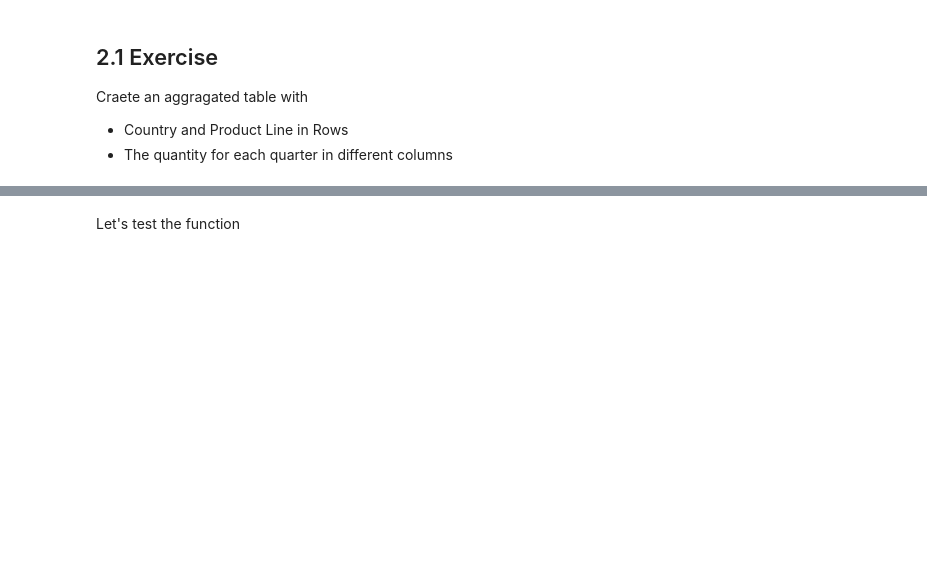
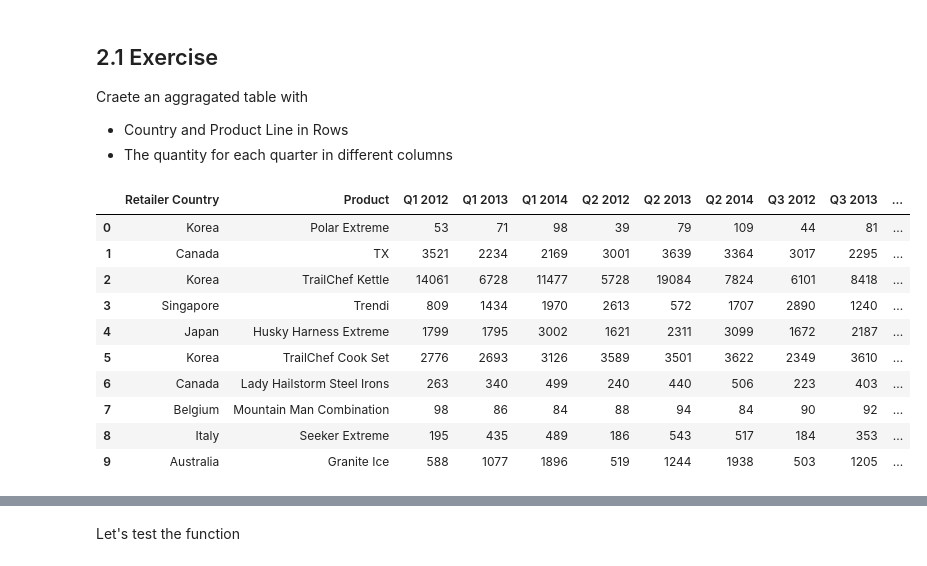
Before and after one commit to dimajix/pyspark-advanced, a Jupyter notebook: jupyter-pivoting/Pivoting - Full.ipynb, the cells around one changed output, grey strips where cells are left out. Saved outputs shown, nothing was run; the diff lists cells and outputs as text; code cells hidden in the pictures; blank space fills up the shorter version.

```diff
--- a/jupyter-pivoting/Pivoting - Full.ipynb
+++ b/jupyter-pivoting/Pivoting - Full.ipynb
@@ -103,0 +105,15 @@ Craete an aggragated table with
+# %%
+result = data.groupBy("Retailer Country", "Product").pivot("Quarter").agg(sf.sum("Quantity"))
+result.limit(10).toPandas()
+# %% [output]
+|  | Retailer Country | Product | Q1 2012 | Q1 2013 | Q1 2014 | Q2 2012 | Q2 2013 | Q2 2014 | Q3 2012 | Q3 2013 | ... |
+| 0 | Korea | Polar Extreme | 53 | 71 | 98 | 39 | 79 | 109 | 44 | 81 | ... |
+| 1 | Canada | TX | 3521 | 2234 | 2169 | 3001 | 3639 | 3364 | 3017 | 2295 | ... |
+| 2 | Korea | TrailChef Kettle | 14061 | 6728 | 11477 | 5728 | 19084 | 7824 | 6101 | 8418 | ... |
+| 3 | Singapore | Trendi | 809 | 1434 | 1970 | 2613 | 572 | 1707 | 2890 | 1240 | ... |
+| 4 | Japan | Husky Harness Extreme | 1799 | 1795 | 3002 | 1621 | 2311 | 3099 | 1672 | 2187 | ... |
+| 5 | Korea | TrailChef Cook Set | 2776 | 2693 | 3126 | 3589 | 3501 | 3622 | 2349 | 3610 | ... |
+| 6 | Canada | Lady Hailstorm Steel Irons | 263 | 340 | 499 | 240 | 440 | 506 | 223 | 403 | ... |
+| 7 | Belgium | Mountain Man Combination | 98 | 86 | 84 | 88 | 94 | 84 | 90 | 92 | ... |
+| 8 | Italy | Seeker Extreme | 195 | 435 | 489 | 186 | 543 | 517 | 184 | 353 | ... |
+| 9 | Australia | Granite Ice | 588 | 1077 | 1896 | 519 | 1244 | 1938 | 503 | 1205 | ... |
```
Also changed, not shown: parts of 33 cells of this notebook, 1 other file.
